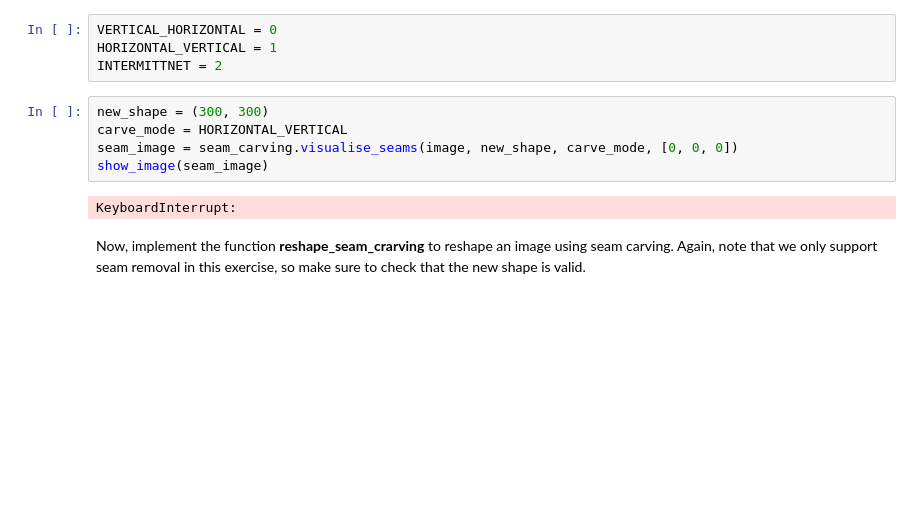
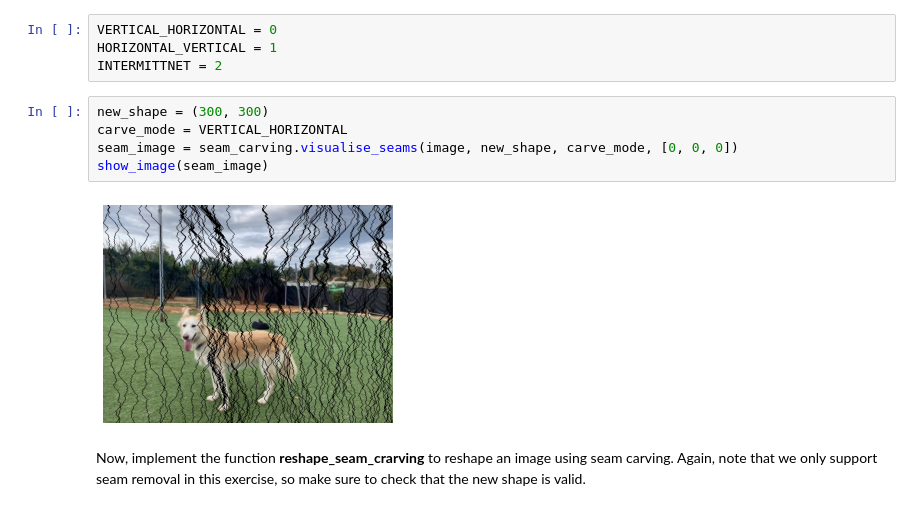
Before and after one commit to OmerMarChaim/Seam-Carving-implementation, a Jupyter notebook: Ex1/Seam Carving.ipynb, the cells around one changed output. Cells and saved outputs as stored; diff of their text form; blank space fills up the shorter version.

Commit message:
visual seams work vertical

```diff
--- a/Ex1/Seam Carving.ipynb
+++ b/Ex1/Seam Carving.ipynb
@@ -139,11 +139,11 @@ HORIZONTAL_VERTICAL = 1
 INTERMITTNET = 2
 # %%
 new_shape = (300, 300)
-carve_mode = HORIZONTAL_VERTICAL
+carve_mode = VERTICAL_HORIZONTAL
 seam_image = seam_carving.visualise_seams(image, new_shape, carve_mode, [0, 0, 0])
 show_image(seam_image)
 # %% [output]
-KeyboardInterrupt:
+[figure, added]
 # %% [markdown]
 Now, implement the function **reshape_seam_crarving** to reshape an image using seam carving. Again, note that we only support seam removal in this exercise, so make sure to check that the new shape is valid.
 # %% [markdown]
```
Also changed, not shown: parts of 1 cell of this notebook, 3 other files.
